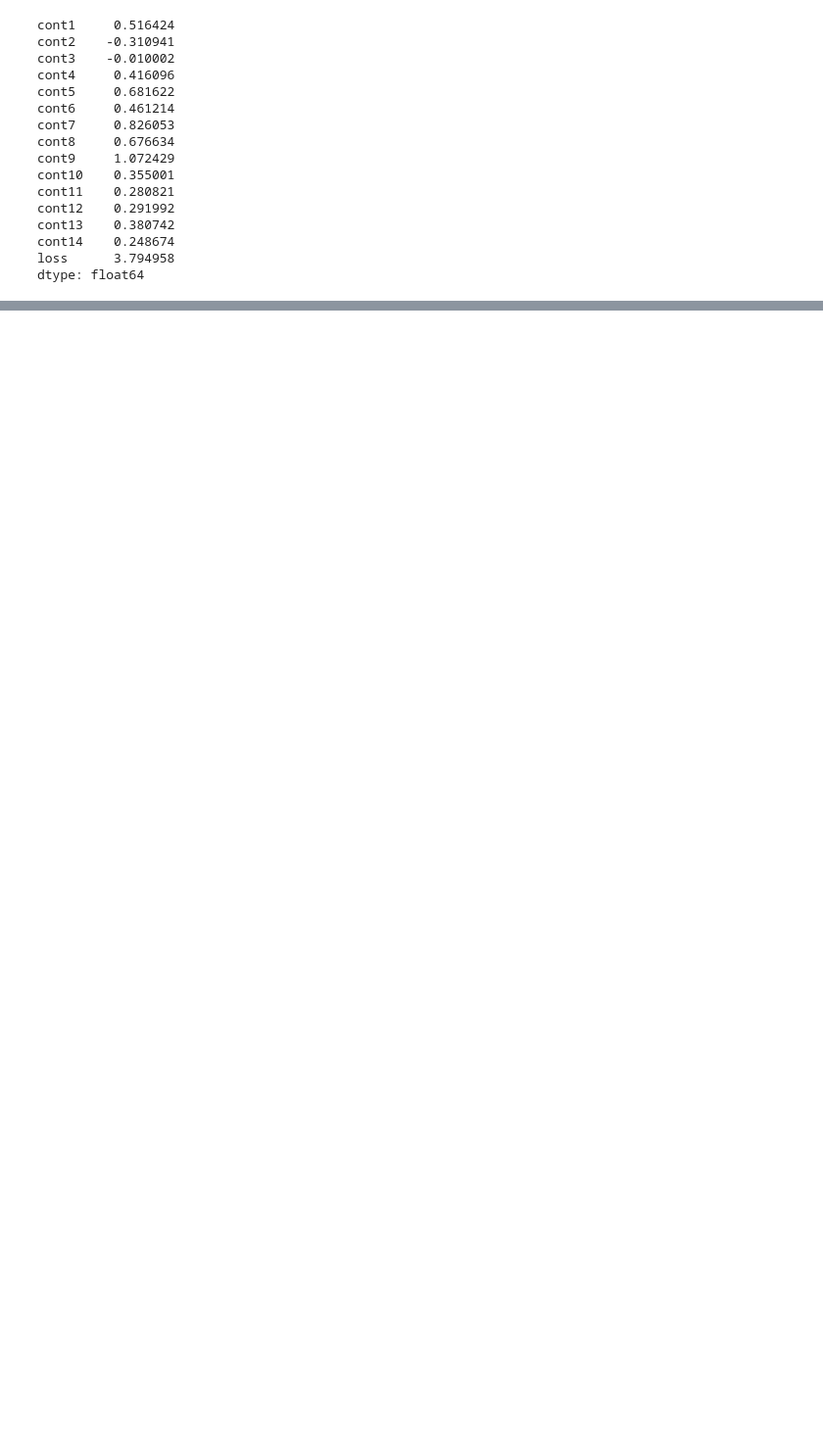
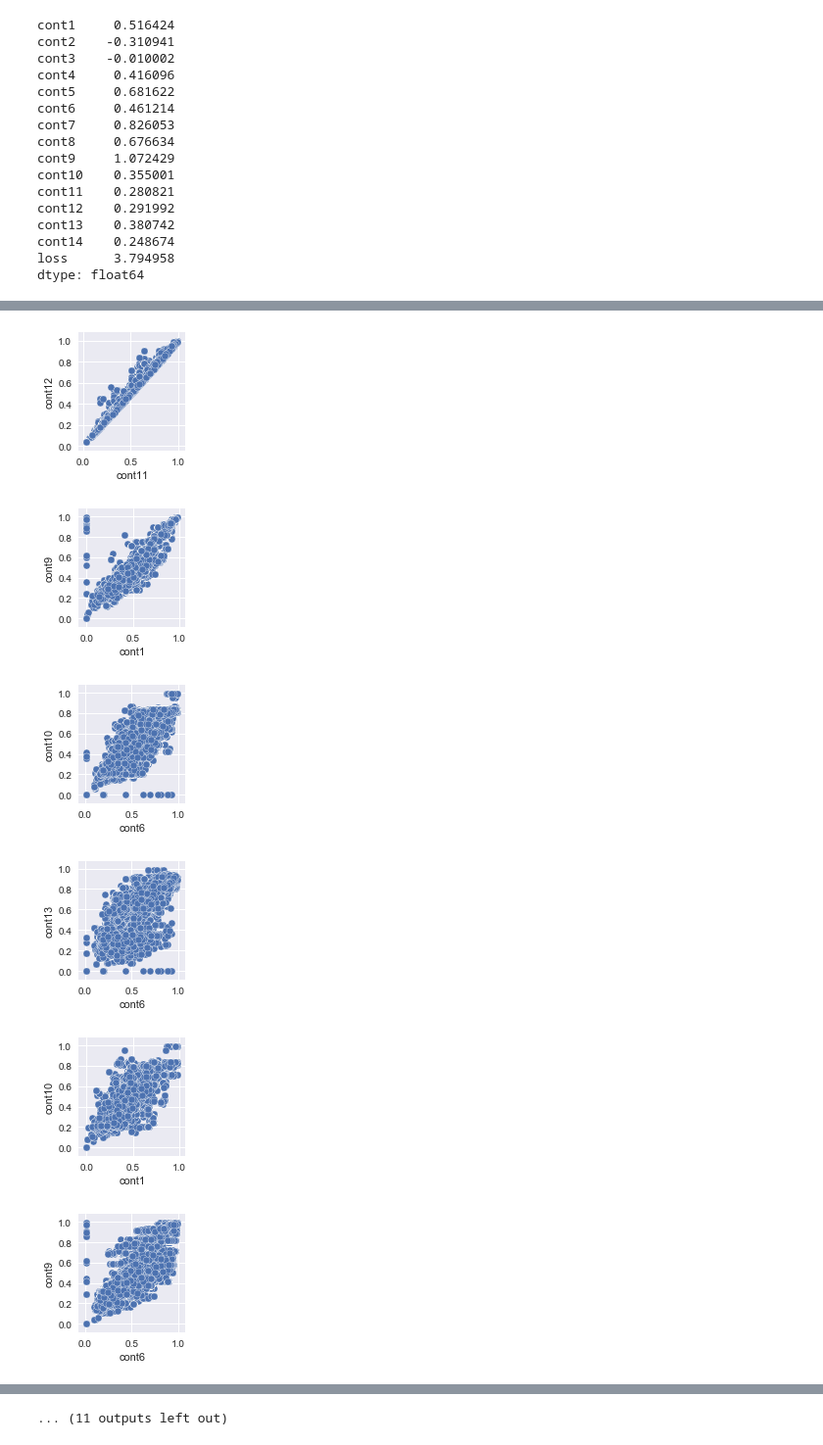
Before and after one commit to prabha-git/kaggle, a Jupyter notebook: Allstate Claims Severity/Exploratory study on ML algorithms.ipynb, the cells around one changed output, grey strips where cells are left out. Shown at 98% size. Saved outputs shown, nothing was run; the diff lists cells and outputs as text; code cells hidden in the pictures; blank space fills up the shorter version.

```diff
--- a/Allstate Claims Severity/Exploratory study on ML algorithms.ipynb
+++ b/Allstate Claims Severity/Exploratory study on ML algorithms.ipynb
@@ -59,0 +103,20 @@ dtype: float64
+# %%
+#Data Interaction
+#correlation
+
+data_corr=train_conti.corr()
+corr_list=[]
+#No of features we are considering
+size=15
+threshold=.5
+
+for i in range(0,size):
+    for j in range (i+1,size):
+        if(data_corr.iloc[i,j]>threshold and data_corr.iloc[i,j]<1) or \
+        (data_corr.iloc[i,j]<0 and data_corr.iloc[i,j]<-threshold):
+            corr_list.append((data_corr.iloc[i,j],i,j))
+# %%
+s_corr_list=sorted(corr_list,key=lambda x:-abs(x[0]))
+# %%
+for c,i,j in s_corr_list:
+    print("%s and %s are %.2f correlated" %(cols[i],cols[j],c))
@@ -59,0 +141,11 @@ dtype: float64
+# %%
+for v,i,j in s_corr_list:
+    sns.pairplot(train_conti,x_vars=cols[i],y_vars=cols[j])
+plt.show()
+# %% [output]
+[figure, added]
+[figure, added]
+[figure, added]
+[figure, added]
+[figure, added]
+[figure, added]
@@ -59,0 +158 @@ dtype: float64
+... (11 outputs left out)
```
Also changed, not shown: parts of 15 cells of this notebook.
